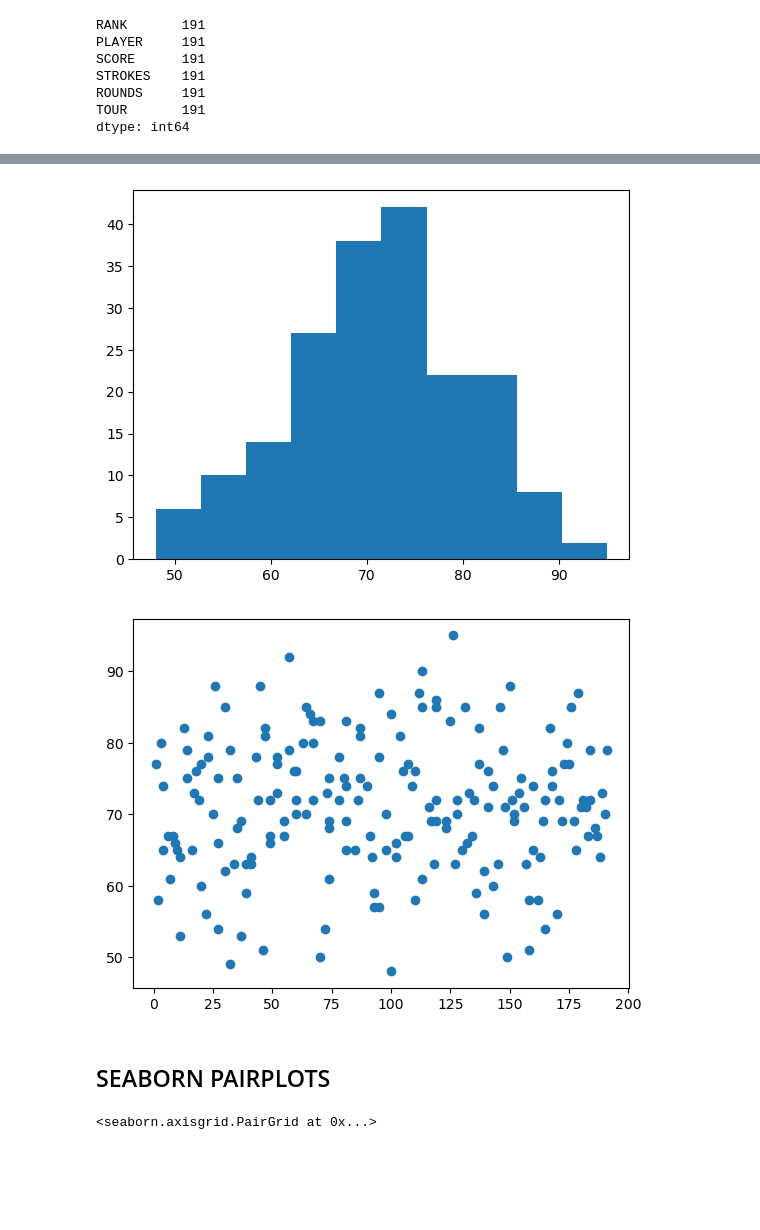
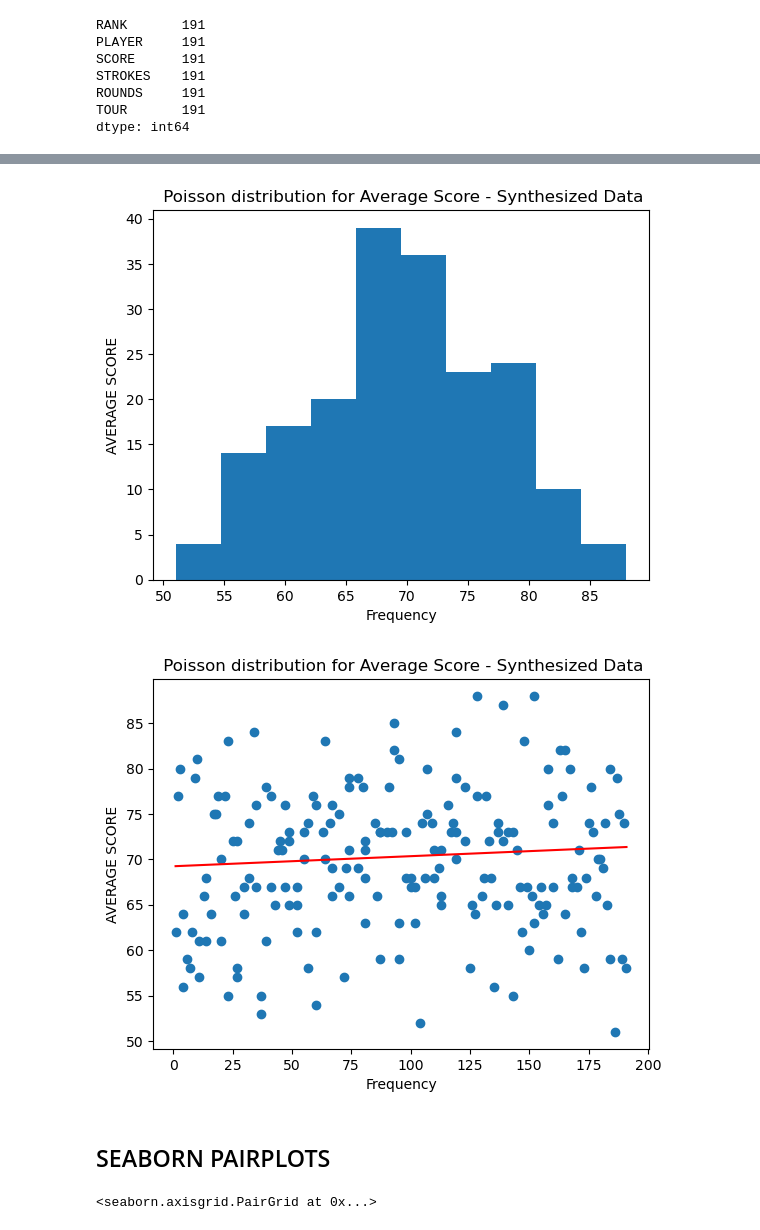
Before and after one commit to mickalleny2k/PfDA_Assignment, a Jupyter notebook: PfDA_Assignment.ipynb, the cells around one changed output, grey strips where cells are left out. Saved outputs shown, nothing was run; the diff lists cells and outputs as text; code cells hidden in the pictures; blank space fills up the shorter version.

```diff
--- a/PfDA_Assignment.ipynb
+++ b/PfDA_Assignment.ipynb
@@ -965,16 +1152,37 @@ array([77, 58, 80, 65, 74, 67, 61, 67, 66, 65, 53, 64, 82, 75, 79, 65, 73,
 # %%
 # Plot poisson distribution for Average Score
-plt.hist(p)
+#plt.hist(p)
+fig, ax = plt.subplots(1, 1)
+ax.hist(p)
+
+# Set title
+ax.set_title(" Poisson distribution for Average Score - Synthesized Data")
+
+# adding labels
+ax.set_xlabel('Frequency')
+ax.set_ylabel('AVERAGE SCORE')
 plt.show()
 # %% [output]
-[figure, old version]
+[figure, new version]
 # %%
-plt.scatter(x,p)
+# Scatter Plot of poisson distribution for Average Score
+fig, ax = plt.subplots(1, 1)
+ax.scatter(x,p)
+ax.plot(x,pred_y,colour)
+
+# Set title
+ax.set_title(" Poisson distribution for Average Score - Synthesized Data")
+
+# adding labels
+ax.set_xlabel('Frequency')
+ax.set_ylabel('AVERAGE SCORE')
 plt.show()
+#plt.scatter(x,p)
+plt.show()
 # %% [output]
-[figure, old version]
+[figure, new version]
-# %% [markdown]
-## SEABORN PAIRPLOTS
+# %% [markdown]
+## SEABORN PAIRPLOTS
 # %%
 sns.pairplot(data=df)
 # %% [output]
```
Also changed, not shown: parts of 198 cells of this notebook.
